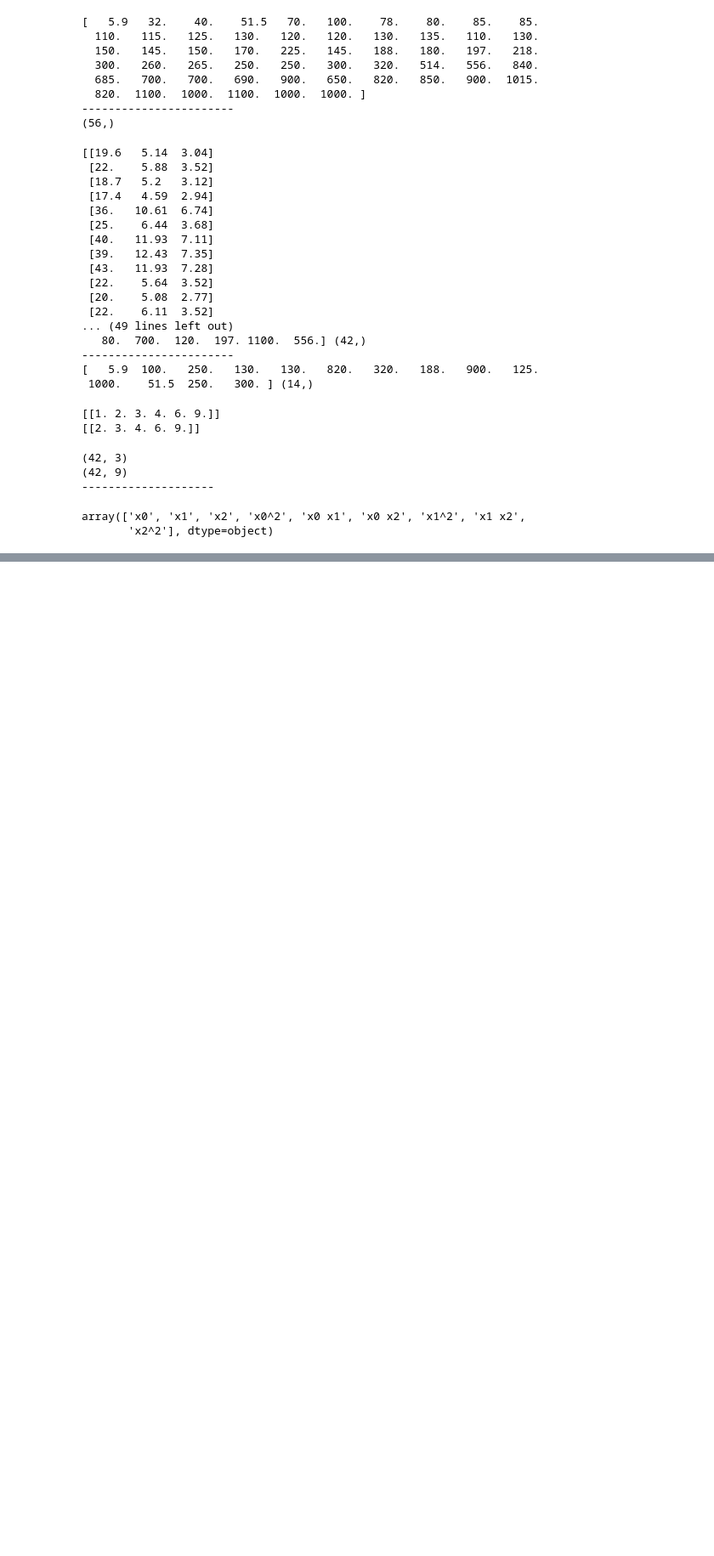
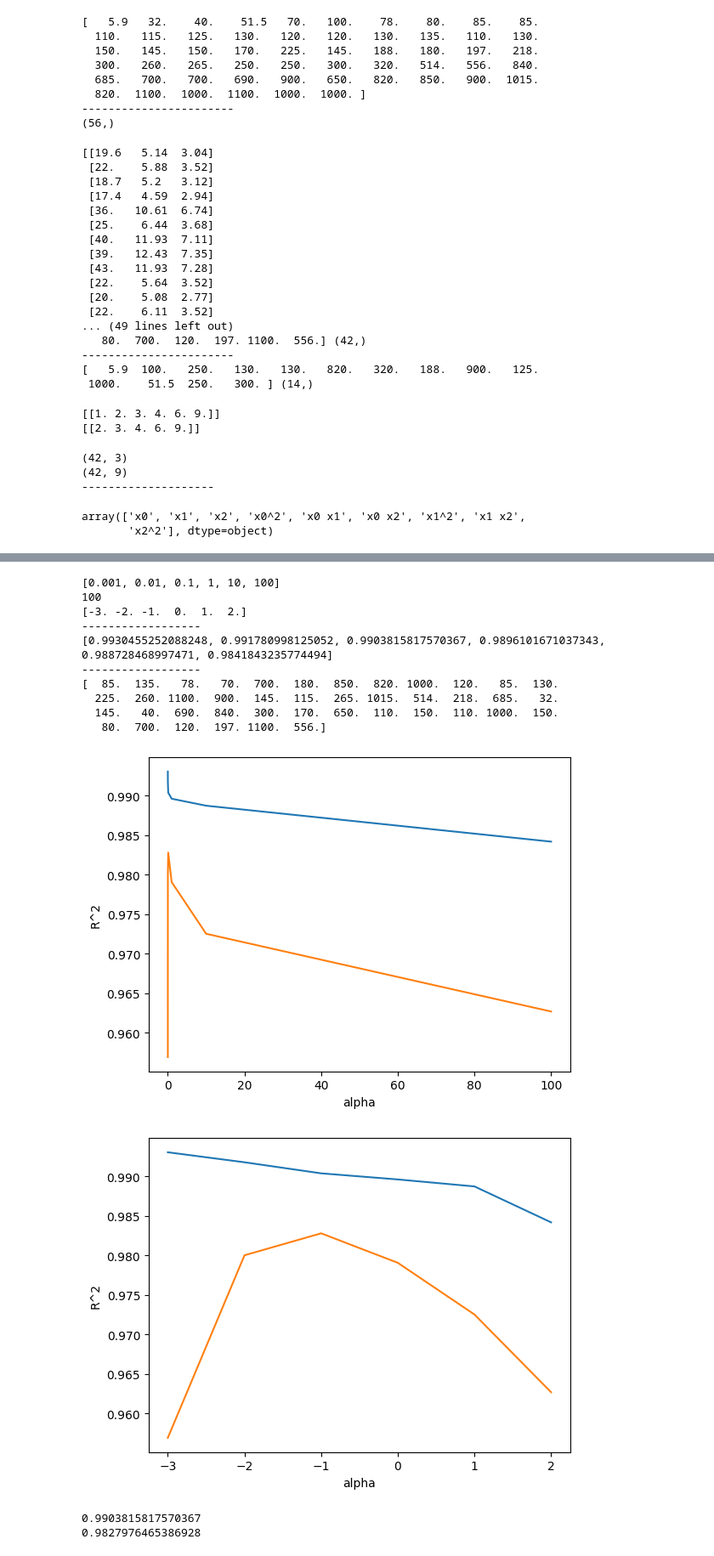
Before and after one commit to soccy/Study, a Jupyter notebook: hongong_03_3.ipynb, the cells around one changed output, grey strips where cells are left out. Shown: that part at 85% size. Drawn from its saved outputs; the diff is of its cells as text; code cells hidden in the pictures; blank space fills up the shorter version.

```diff
--- a/hongong_03_3.ipynb
+++ b/hongong_03_3.ipynb
@@ -168,0 +233,10 @@ array(['x0', 'x1', 'x2', 'x0^2', 'x0 x1', 'x0 x2', 'x1^2', 'x1 x2',
+# %%
+lr.fit(train_poly, train_target)
+print(lr.score(train_poly, train_target))  # 아주 완벽한 숫자
+print(lr.score(test_poly, test_target))    # 아주 큰 음수
+
+# train set 은 거의 완벽하게 학습하지만, 너무 과대적합해서 test setset에서는 형편없는 점수를 만든다.
+# 여기에서 사용한 train set sample 개수는 42 개 밖에 되지 않는다. 42 개 샘플을 55 개의 특성으로 훈련하면 완벽하게 학습할 수 없는 것이 당연하다.
+# 예를들어 42 개 참새를 맞추기 위해, 딱 한 번 새총을 쏴야한다면 참새 때 중앙을 겨냥해서 가능한 맞출 가능성을 높여야 한다.
+# 하지만, 55 번 쏠 수 있다면, 한 번에 하나씩 모든 참새를 맞출 수 있다.
+# 이 문제를 해결하려면 다시 특성을 줄여야 한다. (과대 적합을 해결해보자)
@@ -168,0 +304,68 @@ array(['x0', 'x1', 'x2', 'x0^2', 'x0 x1', 'x0 x2', 'x1^2', 'x1 x2',
+# %%
+# 적절한 알파 값을 찾는 한 가지 방법은 alpha 값에 대한 R2(제곱) 값의 그래프를 그려보는 것이다. train set 과 test set 점수가 가장 가까운 지점이 최적의 alpha 값이다.
+# 먼저 matplotlib 을 import 하고 alpha 값을 바꿀 때마다 score() 메서드의 결과를 저장할 list 를 만들자.
+
+import matplotlib.pyplot as plt
+train_score = []
+test_score = []
+
+# import 이하 구문을 다른 cell 에서 수행하면 아래 코드는 error 처리된다. 꼭 같은 cell 에서 수행하라.
+
+# 다음 코드는 alpha 값을 0.001 에서 100까지 10배씩 늘려 가면서 회귀 모델을 훈련한 다음 train set 과 test set 점수를 python list 에 저장하자
+alpha_list = [0.001, 0.01, 0.1, 1, 10, 100]
+
+for alpha in alpha_list:
+    ridge = Ridge(alpha=alpha)            # ridge 모델을 만들자
+    ridge.fit(train_scaled, train_target) # 릿지 모델 훈련
+    # train 점수와 test 점수를 저장한다.
+    train_score.append(ridge.score(train_scaled, train_target))
+    test_score.append(ridge.score(test_scaled, test_target))
+
+print(alpha_list)
+print(alpha)
+print(np.log10(alpha_list)) # 넘파이 로그함수는 np.log(), np.log10() 있다.
+print('------------------')
+print(train_score)
+print('------------------')
+print(train_target)
+
+# 그래프 그리자
+plt.plot(alpha_list, train_score)
+plt.plot(alpha_list, test_score)
+plt.xlabel('alpha')
+plt.ylabel('R^2')
+plt.show()
+
+# alpha 값을 0.001 부부터 100 배씩 늘렸기에 위처럼 그래프 그리면 그래프 왼쪽이 너무 촘촘해진다.
+# alpha_list 에 있는 6개의 값을 동일한 간격으로 나타내기 위해 로그 함수로 바꾸어 지수로 표현하겠다.
+# 즉, 0.001 은 -3, 0.01은 -2
+# numpy 로그 함수는 두가지가 있는데 np.log()와 np.log10(), 전자는 자연상수 e 를 밑으로 하는 자연로그, 후자는 10 으로하는 사용로그이다.
+plt.plot(np.log10(alpha_list), train_score)
+plt.plot(np.log10(alpha_list), test_score)
+plt.xlabel('alpha')
+plt.ylabel('R^2')
+plt.show()
+# %% [output]
+[0.001, 0.01, 0.1, 1, 10, 100]
+100
+[-3. -2. -1.  0.  1.  2.]
+------------------
+[0.9930455252088248, 0.991780998125052, 0.9903815817570367, 0.9896101671037343, 0.988728468997471, 0.9841843235774494]
+------------------
+[  85.  135.   78.   70.  700.  180.  850.  820. 1000.  120.   85.  130.
+  225.  260. 1100.  900.  145.  115.  265. 1015.  514.  218.  685.   32.
+  145.   40.  690.  840.  300.  170.  650.  110.  150.  110. 1000.  150.
+   80.  700.  120.  197. 1100.  556.]
+[figure, added]
+[figure, added]
+# %%
+# alpha 값을 0.1 로 해서 최종 모델을 훈련하자.
+ridge = Ridge(alpha=0.1)
+ridge.fit(train_scaled, train_target)
+print(ridge.score(train_scaled, train_target))
+print(ridge.score(test_scaled, test_target))
+
+# 이 모델은 train set 과 test set 점수가 비슷하게 모두 높고 과대적합과 과소적합 사이에서 균형을 맞추고 있다.
+# %% [output]
+0.9903815817570367
+0.9827976465386928
```
Also changed, not shown: parts of 12 cells of this notebook.
